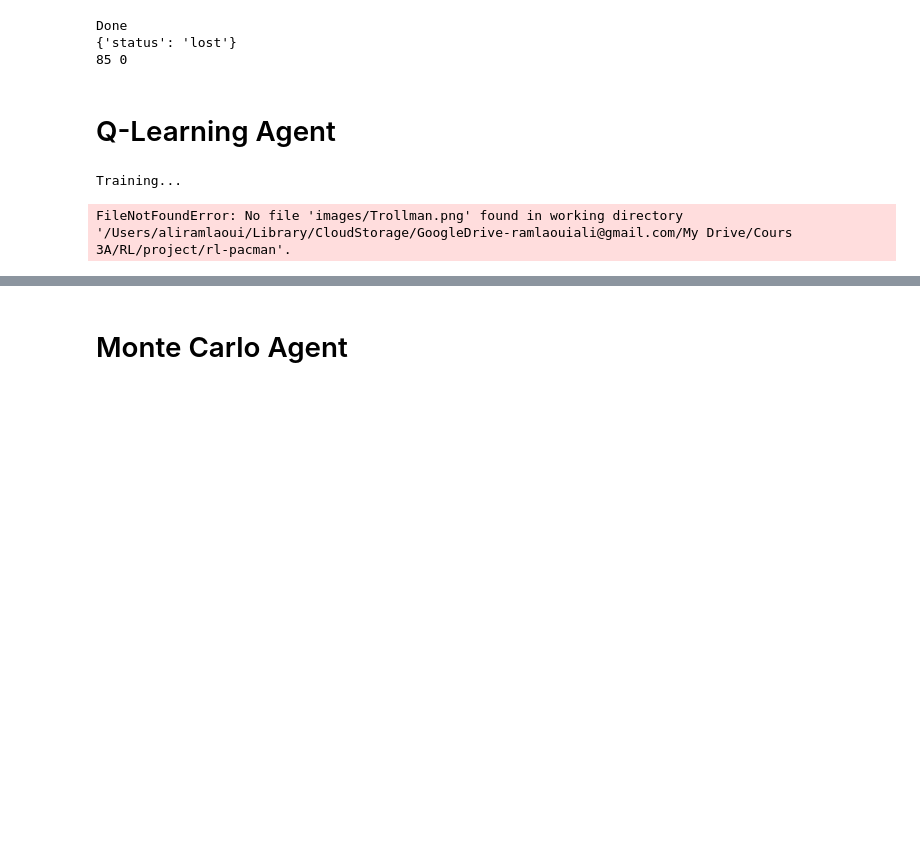
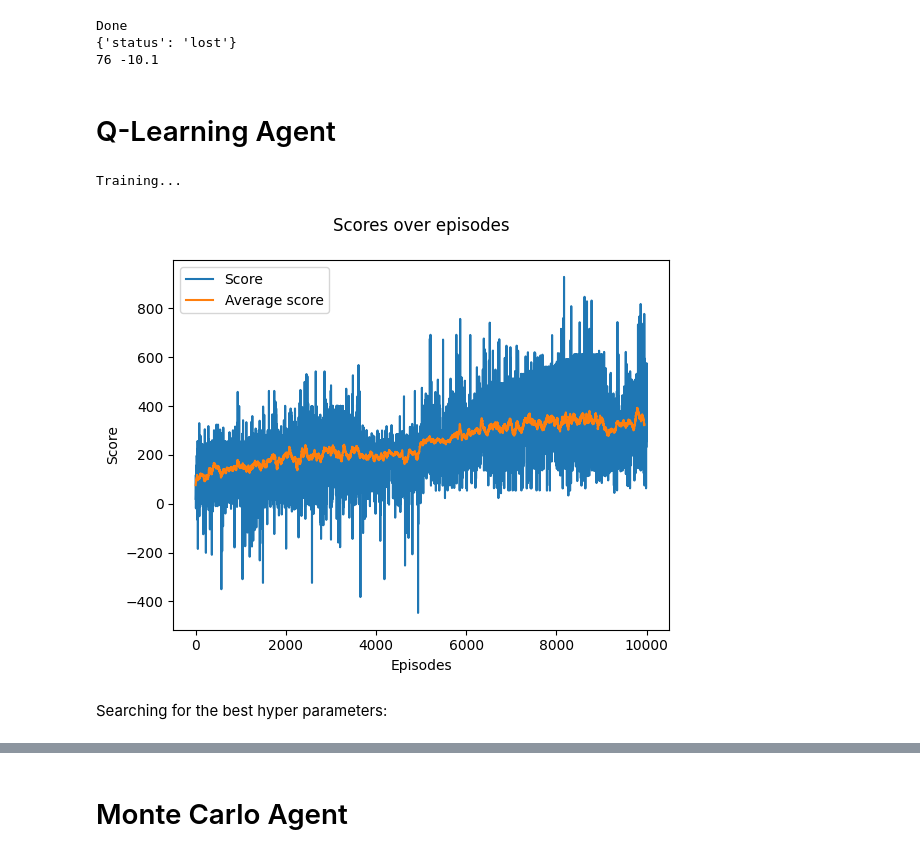
Before and after one commit to Ramlaoui/rl-pacman, a Jupyter notebook: notebooks/play.ipynb, the cells around one changed output, grey strips where cells are left out. Saved outputs shown, nothing was run; the diff lists cells and outputs as text; code cells hidden in the pictures; blank space fills up the shorter version.

Commit message:
optimize game and agents for experiments

```diff
--- a/notebooks/play.ipynb
+++ b/notebooks/play.ipynb
@@ -21,7 +21,8 @@ The autoreload extension is already loaded. To reload it, use:
 # %%
-from src.levels import base_level
+from src.levels import base_level, get_level_1
 
 env = game.PacManEnv(**base_level, gui=True, ai=True)
+env_1 = game.PacManEnv(**get_level_1(), gui=True, ai=True)
 obs = env.reset()
 
 from src.agents.random import RandomAgent
@@ -40,7 +41,7 @@ for i in range(10000):
 # %% [output]
 Done
 {'status': 'lost'}
-85 0
+76 -10.1
 # %%
 from src.trainer import Trainer
 # %% [markdown]
@@ -50,9 +51,11 @@ from src.agents.qlearning import QLearningAgent
 
 qlearning_agent = QLearningAgent(env, alpha=0.1, gamma=0.9, epsilon=0.05)
 # %%
-trainer = Trainer(env, qlearning_agent, gui=False, run_name="qlearning")
+trainer = Trainer(env_1, qlearning_agent, gui=False, run_name="qlearning")
 trainer.train(5000, render=True, log_interval=100)
 trainer.plot_score()
 # %% [output]
 Training...
-FileNotFoundError: No file 'images/Trollman.png' found in working directory '/Users/aliramlaoui/Library/CloudStorage/GoogleDrive-ramlaouiali@gmail.com/My Drive/Cours 3A/RL/project/rl-pacman'.
+[figure, added]
+# %% [markdown]
+Searching for the best hyper parameters:
```
Also changed, not shown: parts of 14 cells of this notebook, 6 other files.
